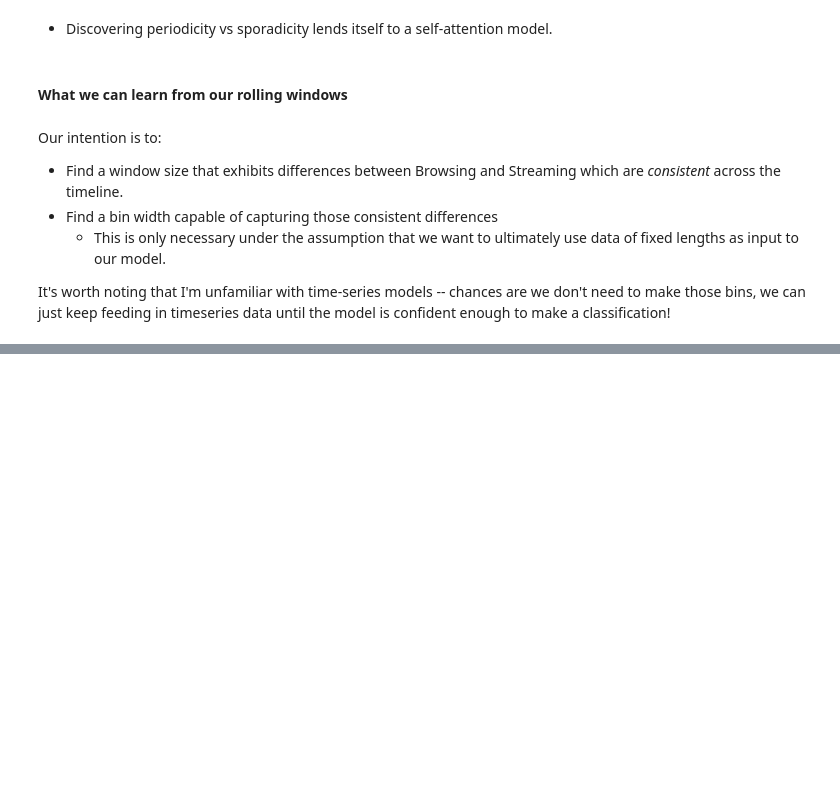
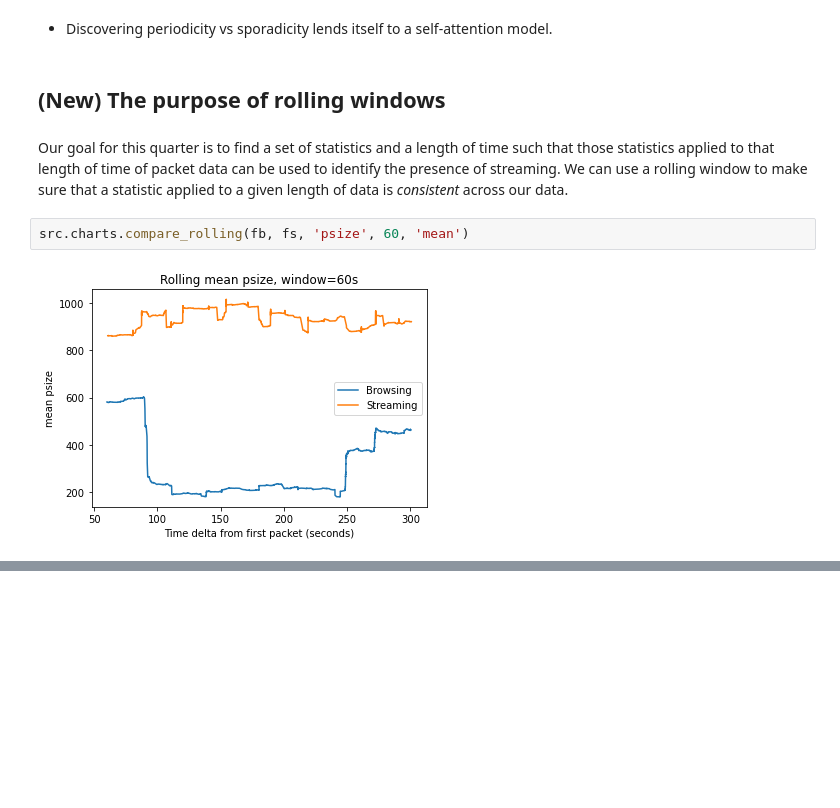
Before and after one commit to parkeraddison/flowpic-replication, a Jupyter notebook: notebooks/3_cleaning-and-features.ipynb, the cells around one changed output, grey strips where cells are left out. Saved outputs shown, nothing was run; the diff lists cells and outputs as text; blank space fills up the shorter version.

```diff
--- a/notebooks/3_cleaning-and-features.ipynb
+++ b/notebooks/3_cleaning-and-features.ipynb
@@ -566,12 +562,11 @@ fig.suptitle('Rolling packet counts', fontsize=16);
 [figure]
 # %% [markdown]
 - Discovering periodicity vs sporadicity lends itself to a self-attention model.
-# %% [markdown]
-#### What we can learn from our rolling windows
-# %% [markdown]
-Our intention is to:
-- Find a window size that exhibits differences between Browsing and Streaming which are *consistent* across the timeline.
-- Find a bin width capable of capturing those consistent differences
-    - This is only necessary under the assumption that we want to ultimately use data of fixed lengths as input to our model.
-
-It's worth noting that I'm unfamiliar with time-series models -- chances are we don't need to make those bins, we can just keep feeding in timeseries data until the model is confident enough to make a classification!
+# %% [markdown]
+## (New) The purpose of rolling windows
+# %% [markdown]
+Our goal for this quarter is to find a set of statistics and a length of time such that those statistics applied to that length of time of packet data can be used to identify the presence of streaming. We can use a rolling window to make sure that a statistic applied to a given length of data is *consistent* across our data.
+# %%
+src.charts.compare_rolling(fb, fs, 'psize', 60, 'mean')
+# %% [output]
+[figure, added]
```
Also changed, not shown: parts of 5 cells of this notebook, 5 other files.
